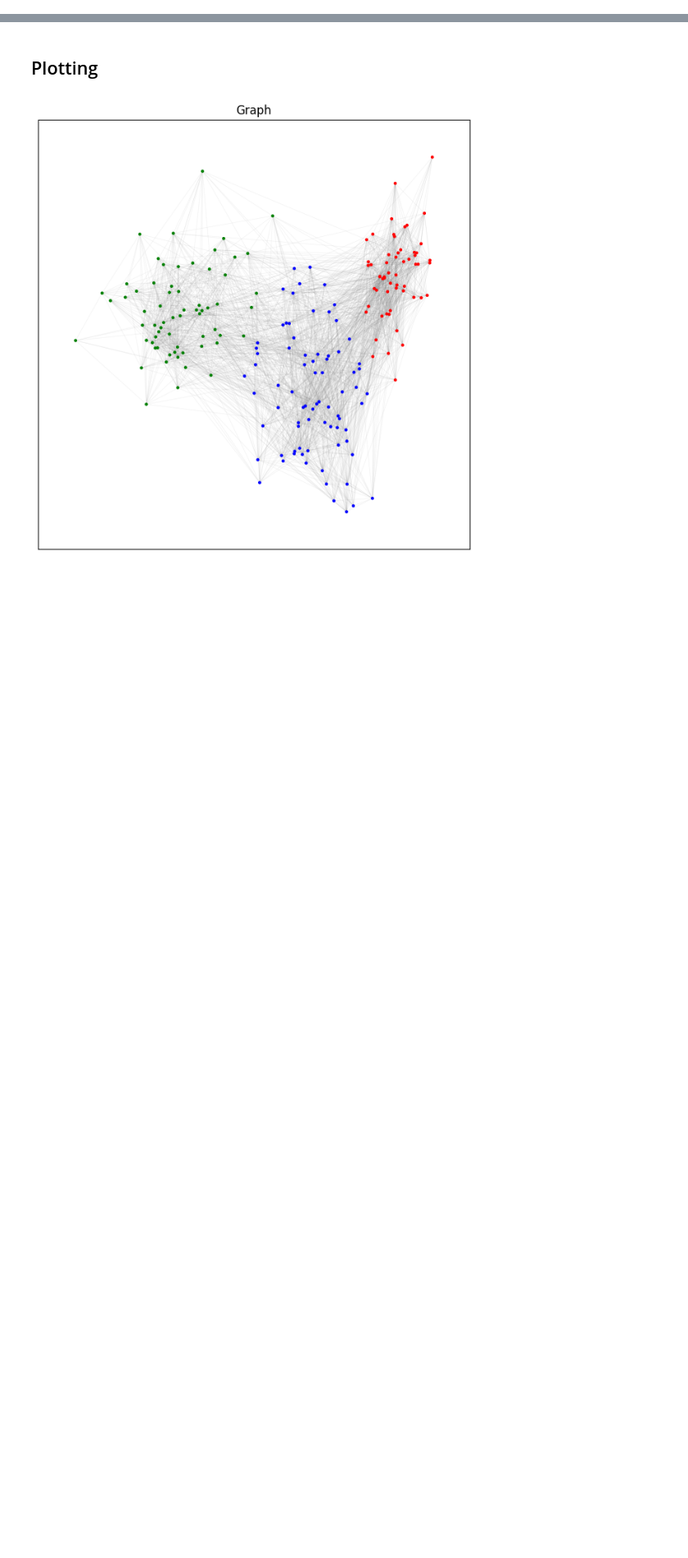
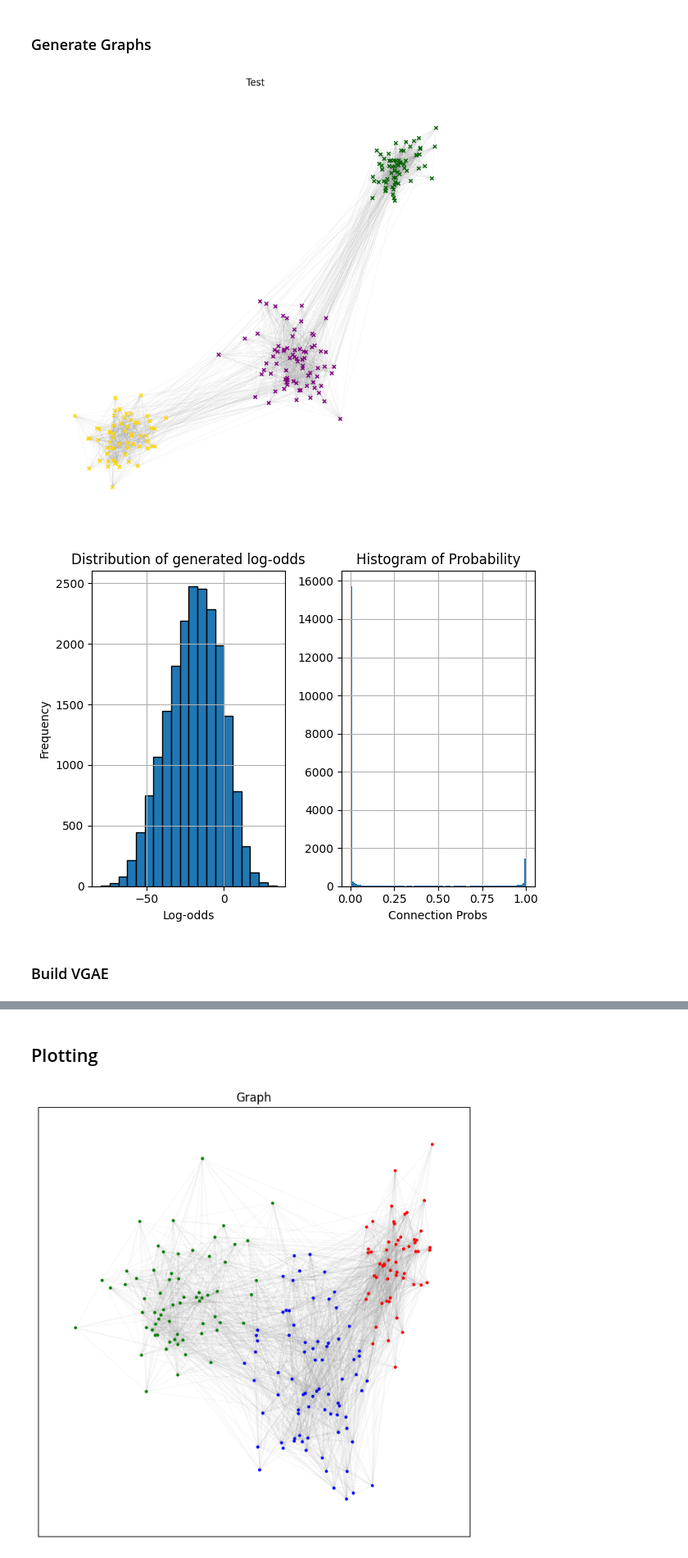
Before and after one commit to FisnikZogaj/MA, a Jupyter notebook: ClassConstructorGLM.ipynb, the cells around one changed output, grey strips where cells are left out. Shown at 82% size. Drawn from its saved outputs; the diff is of its cells as text; code cells hidden in the pictures; blank space fills up the shorter version.

```diff
--- a/ClassConstructorGLM.ipynb
+++ b/ClassConstructorGLM.ipynb
@@ -344,0 +273,65 @@ while split_select.size > 0:
+# %% [markdown]
+### Generate Graphs
+# %%
+# ************************************************
+# ********* Set Distribution Parameters: *********
+# ************************************************
+# I.e. Scenario:
+
+means = [(-2, 1),
+         (5, 4),
+         (9, 11)]
+
+covariances = [np.array([[0.5, 0.1],
+                         [0.1, 0.5]]),
+               np.array([[0.8, -0.2],
+                         [-0.2, 0.8]]),
+               np.array([[0.3, 0.1],
+                         [0.1, 0.3]])]
+
+weights = [0.3, 0.4, 0.3]
+
+k = 3
+
+y_theta = [1.5, 3]
+
+c_intercept = 0
+c_theta = [-2.5, -1.5]
+n_nodes = 200
+
+# ************************************************
+# ********* Set MC-variance: *********************
+# ************************************************
+
+y_eps = 3
+c_eps = 10
+R = 20 # Number of MC-runs
+
+
+def gen_graph(n_nodes, clear=True):
+    """ Adjusted to workflow order"""
+    gglm = GLMGraph(n_nodes)
+
+    gglm.add_num_features(n_c=3, mu=means, sigma=covariances, w=weights)
+    gglm.add_community(k)
+    gglm.set_x(ignore_cat=True)
+    gglm.set_y(y_theta, y_eps, task="binary")
+
+    gglm.set_connections(c_intercept, c_theta, c_eps, ignore_cat=True)
+    th = np.random.rand(gglm.n_edge_permutations) #treshhold
+    gglm.set_Nx(th)
+
+    gglm.sample_train_edge_labels()
+    gglm.set_Data_object()
+
+    if clear:
+        gglm.clear_memory() # leaves only Nx and DataObject
+
+    return gglm
+
+sampG = gen_graph(200, False)
+sampG.plot_2d("Test")
+sampG.plot_connection_details()
+# %% [output]
+[figure, added]
+[figure, added]
@@ -345,3 +363,5 @@ while split_select.size > 0:
+# %% [markdown]
+### Build VGAE
 # %%
 # Network architecture: *****************************************************
 class VariationalGCNEncoder(torch.nn.Module):
```
Also changed, not shown: parts of 14 cells of this notebook, 4 other files.
